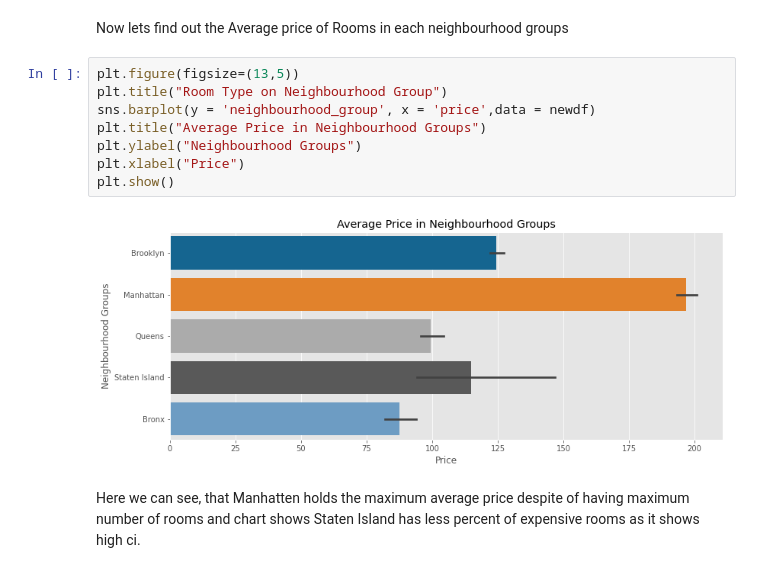
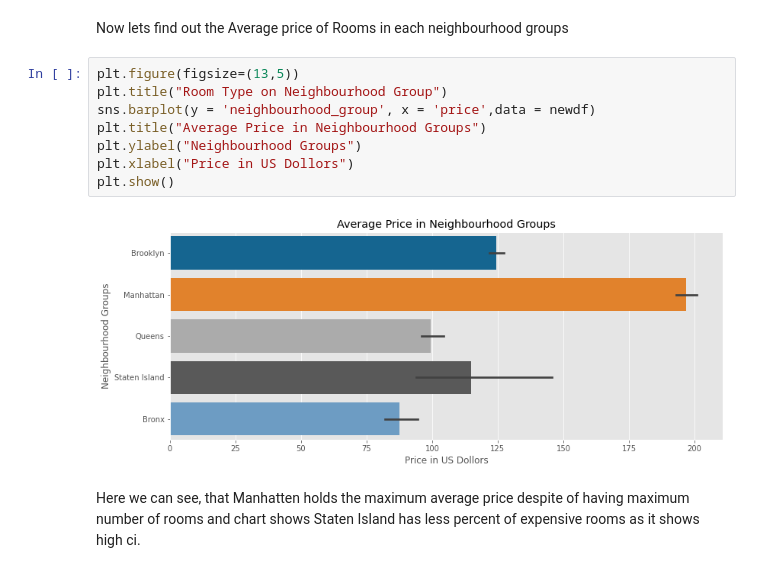
Before and after one commit to aaravpanchal/Ted-Talk-Views-Prediction-, a Jupyter notebook: EDA_AIRBNB_NYC_2019.ipynb, the cells around one changed output. Saved outputs shown, nothing was run; the diff lists cells and outputs as text.

```diff
--- a/EDA_AIRBNB_NYC_2019.ipynb
+++ b/EDA_AIRBNB_NYC_2019.ipynb
@@ -172,13 +172,13 @@ Now lets find out the Average price of Rooms in each neighbourhood groups
 # %%
 plt.figure(figsize=(13,5))
 plt.title("Room Type on Neighbourhood Group")
 sns.barplot(y = 'neighbourhood_group', x = 'price',data = newdf)
 plt.title("Average Price in Neighbourhood Groups")
 plt.ylabel("Neighbourhood Groups")
-plt.xlabel("Price")
+plt.xlabel("Price in US Dollors")
 plt.show()
 # %% [output]
-[figure, old version]
+[figure, new version]
 # %% [markdown]
 Here we can see, that Manhatten holds the maximum average price despite of having maximum number of rooms and chart shows Staten Island has less percent of expensive rooms as it shows high ci.
 # %% [markdown]
```
Also changed, not shown: parts of 1 cell of this notebook.
